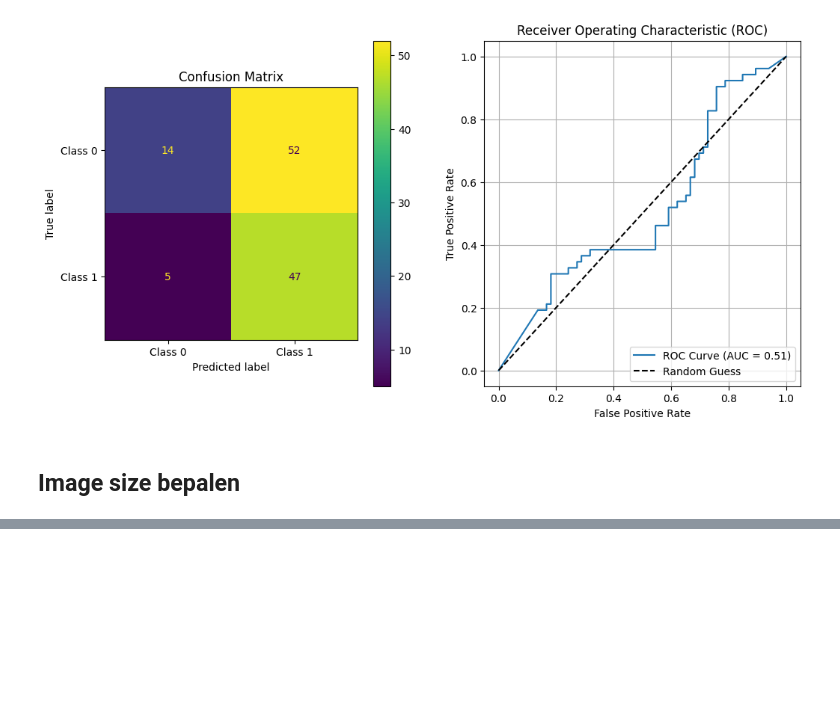
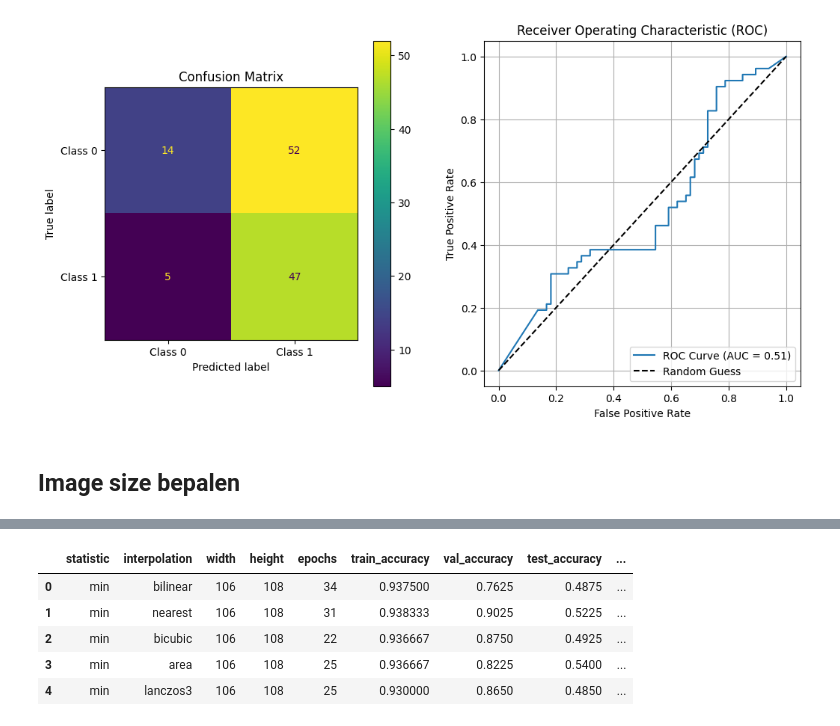
Before and after one commit to Tim-Mortier/Schilderijen-Classificatie, a Jupyter notebook: 4_Data_Sampling_Reshaping.ipynb, the cells around one changed output, grey strips where cells are left out. Cells and saved outputs as stored; diff of their text form; code cells hidden in the pictures; blank space fills up the shorter version.

Commit message:
Kaggle Notebook | notebook71f3852f05 | Version 3

```diff
--- a/4_Data_Sampling_Reshaping.ipynb
+++ b/4_Data_Sampling_Reshaping.ipynb
@@ -732,2 +740,21 @@ Detected at node StatefulPartitionedCall defined at (most recent call last):
+# %%
+gridsearch_dir = "/kaggle/input/image-size-gridsearch-result"
+prefix = "image_size_gridsearch_result"
+df_min = pd.read_csv(f"{gridsearch_dir}/{prefix}_min.csv")
+df_25 = pd.read_csv(f"{gridsearch_dir}/{prefix}_25.csv")
+df_mean = pd.read_csv(f"{gridsearch_dir}/{prefix}_mean.csv")
+df_median = pd.read_csv(f"{gridsearch_dir}/{prefix}_median.csv")
+df_75 = pd.read_csv(f"{gridsearch_dir}/{prefix}_75.csv")
+dataframes = [df_min, df_25, df_mean, df_median, df_75]
+df = pd.concat(dataframes)
+df.drop(columns=["Unnamed: 0"], inplace=True)
+df.head()
+# %% [output]
+|  | statistic | interpolation | width | height | epochs | train_accuracy | val_accuracy | test_accuracy | ... |
+| 0 | min | bilinear | 106 | 108 | 34 | 0.937500 | 0.7625 | 0.4875 | ... |
+| 1 | min | nearest | 106 | 108 | 31 | 0.938333 | 0.9025 | 0.5225 | ... |
+| 2 | min | bicubic | 106 | 108 | 22 | 0.936667 | 0.8750 | 0.4925 | ... |
+| 3 | min | area | 106 | 108 | 25 | 0.936667 | 0.8225 | 0.5400 | ... |
+| 4 | min | lanczos3 | 106 | 108 | 25 | 0.930000 | 0.8650 | 0.4850 | ... |
 # %%
 df.sort_values("test_accuracy", ascending=False).head(5)
```
Also changed, not shown: parts of 15 cells of this notebook.
